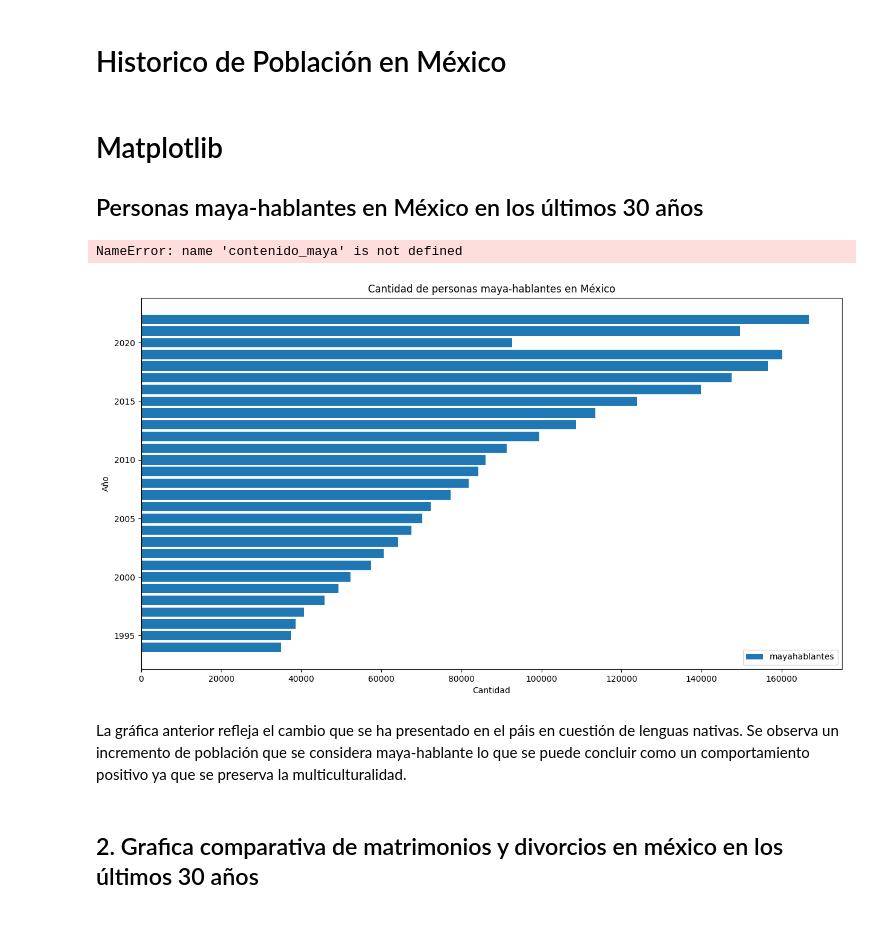
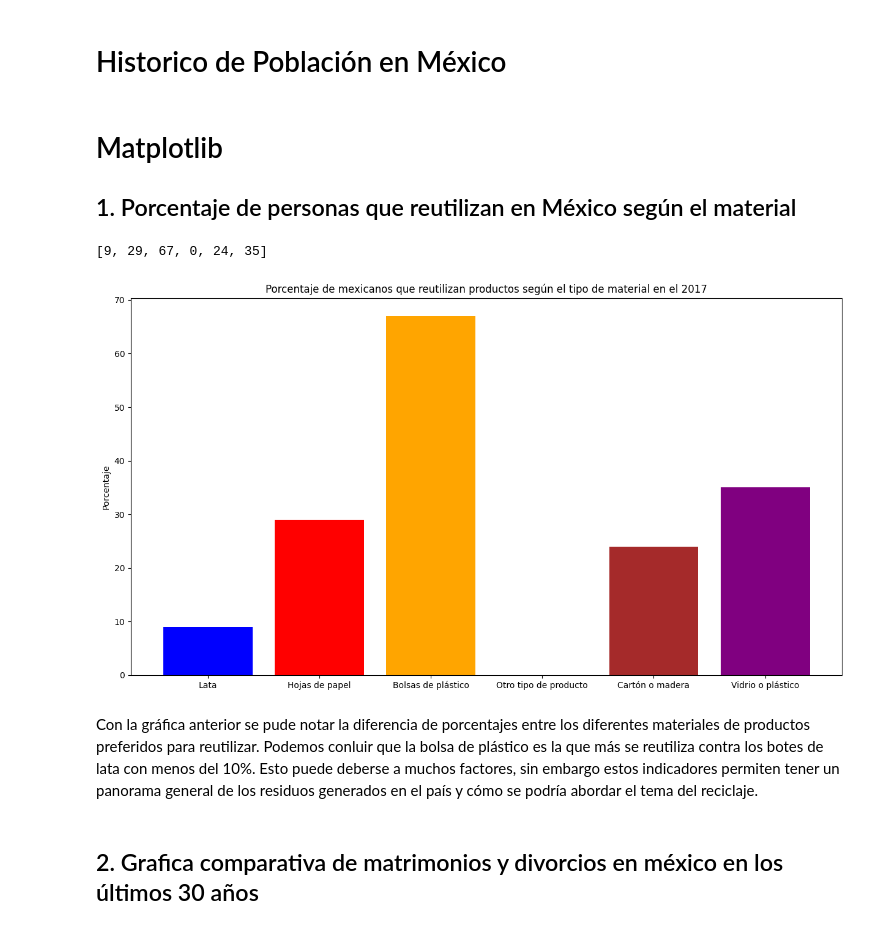
Before and after one commit to EscamillaJuan/CienciaDeDatos, a Jupyter notebook: Proyecto INEGI/CD_14_INEGI_colab.ipynb, the cells around one changed output. Saved outputs shown, nothing was run; the diff lists cells and outputs as text; code cells hidden in the pictures.

```diff
--- a/Proyecto INEGI/CD_14_INEGI_colab.ipynb
+++ b/Proyecto INEGI/CD_14_INEGI_colab.ipynb
@@ -30,49 +30,46 @@ import dotenv
 #Llamado al API
 dotenv.load_dotenv()
 TOKEN = os.getenv("token")
-# %% [markdown]
-# Matplotlib
-## Personas maya-hablantes en México en los últimos 30 años
+# %% [markdown]
+# Matplotlib
+## 1. Porcentaje de personas que reutilizan en México según el material
 # %%
-#url_ing =  f'https://www.inegi.org.mx/app/api/indicadores/desarrolladores/jsonxml/INDICATOR/6200240416,1005000039/es/0700/false/BISE/2.0/{TOKEN}?type=json'
-url_maya =  f'https://www.inegi.org.mx/app/api/indicadores/desarrolladores/jsonxml/INDICATOR/6200240331/es/0700/false/BISE/2.0/{TOKEN}?type=json'
-#respuesta_ing = requests.get(url_ing)
-respuesta_maya = requests.get(url_maya)
-#if respuesta_ing.status_code == 200:
-#    contenido_ing = json.loads(respuesta_ing.content) #Convertin un json a diccionario
-if respuesta_maya.status_code == 200:
-    contenido_maya = json.loads(respuesta_maya.content) #Convertin un json a diccionario
+lista = [ 'Lata' , 'Hojas de papel' , 'Bolsas de plástico' , 'Otro tipo de producto','Cartón o madera','Vidrio o plástico']
+porcentaje = []
+for i in range(4,9):
+    url = f'https://www.inegi.org.mx/app/api/indicadores/desarrolladores/jsonxml/INDICATOR/620706841{i}/es/0700/false/BISE/2.0/{TOKEN}?type=json'
+    respuesta = requests.get(url)
+    if respuesta.status_code == 200:
+        contenido = json.loads(respuesta.content)
+    datos = contenido['Series'][0]['OBSERVATIONS']
+    for dato in datos:
+        porcentaje.append(int(float(dato['OBS_VALUE'])))
+   #porcentaje.append(int(contenido['Series'][0]['OBSERVATIONS']['0']['OBS_VALUE']))
 
-#datos_ing = contenido_ing['Series'][0]['OBSERVATIONS']
-datos_maya = contenido_maya['Series'][0]['OBSERVATIONS']
-#hablantes = []
-maya = []
-#periodo = []
-periodo2 = []
-#for dato in datos_ing:
-#   hablantes.append(int(float(dato['OBS_VALUE'])))
-#   periodo.append(int(float(dato['TIME_PERIOD'])))
-for dato in datos_maya:
-   maya.append(int(float(dato['OBS_VALUE'])))
-   periodo2.append(int(float(dato['TIME_PERIOD'])))
+url =   f' https://www.inegi.org.mx/app/api/indicadores/desarrolladores/jsonxml/INDICATOR/6207068421/es/0700/false/BISE/2.0/{TOKEN}?type=json'
+respuesta = requests.get(url)
+if respuesta.status_code == 200:
+    contenido = json.loads(respuesta.content)
+datos = contenido['Series'][0]['OBSERVATIONS']
+for dato in datos:
+    porcentaje.append(int(float(dato['OBS_VALUE'])))
+
+porcentaje
 # %% [output]
-NameError: name 'contenido_maya' is not defined
+[9, 29, 67, 0, 24, 35]
-# %%
-X = periodo2
-#Matlab
-plt.figure(figsize=(15,8))
-#plt.barh(X, hablantes, label = 'total')
-plt.barh(X, maya, label = 'mayahablantes')
-#Labels
-plt.xlabel('Cantidad')
-plt.ylabel('Año')
-plt.title('Cantidad de personas maya-hablantes en México')
-plt.legend(loc = 'best') #Mostrar las etiquetas
-plt.show()
-# %% [output]
-[figure, removed]
-# %% [markdown]
-La gráfica anterior refleja el cambio que se ha presentado en el páis en cuestión de lenguas nativas. Se observa un incremento de población que se considera maya-hablante lo que se puede concluir como un comportamiento positivo ya que se preserva la multiculturalidad.
+# %%
+#Matlab
+plt.figure(figsize=(15,8))
+plt.bar(lista, porcentaje, color =['blue', 'red', 'orange', 'green', 'brown', 'purple'])
+#Labels
+plt.ylabel('Porcentaje')
+plt.title('Porcentaje de mexicanos que reutilizan productos según el tipo de material en el 2017')
+#plt.axes().set_yticklabels([])
+plt.show()
+# %% [output]
+[figure, added]
+# %% [markdown]
+Con la gráfica anterior se pude notar la diferencia de porcentajes entre los diferentes materiales de productos preferidos para reutilizar. Podemos conluir que la bolsa de plástico es la que más se reutiliza contra los botes de lata con menos del 10%. Esto puede deberse a muchos factores, sin embargo estos indicadores permiten tener un panorama general de los residuos generados en el país y cómo se podría abordar el tema del reciclaje.
 # %% [markdown]
 ## 2. Grafica comparativa de matrimonios y divorcios en méxico en los últimos 30 años
 # %%
```
